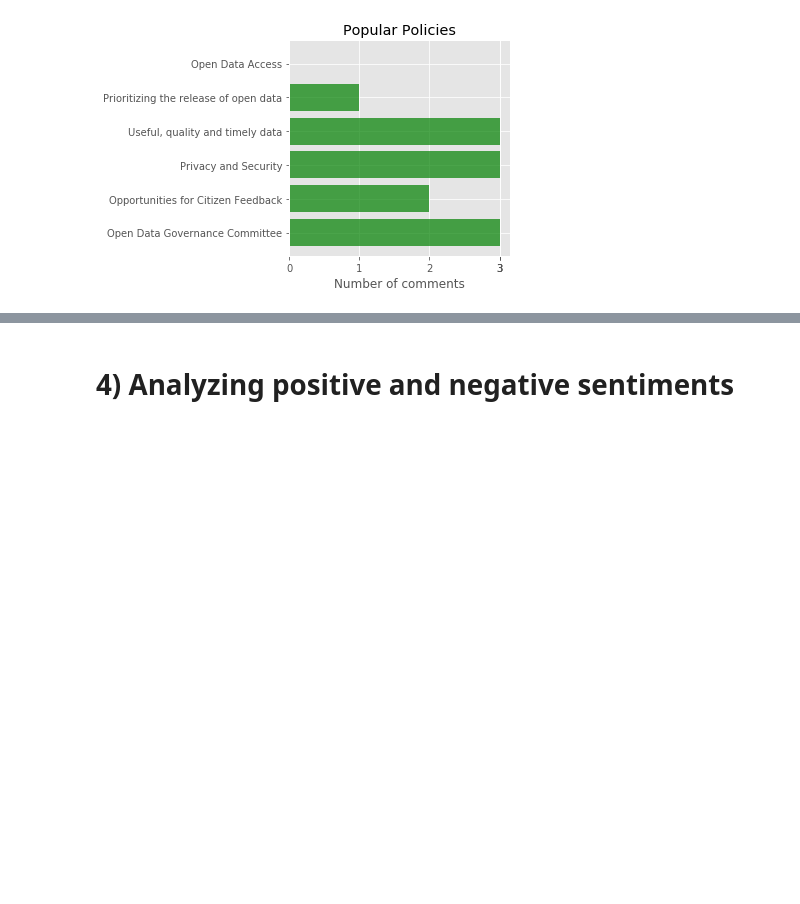
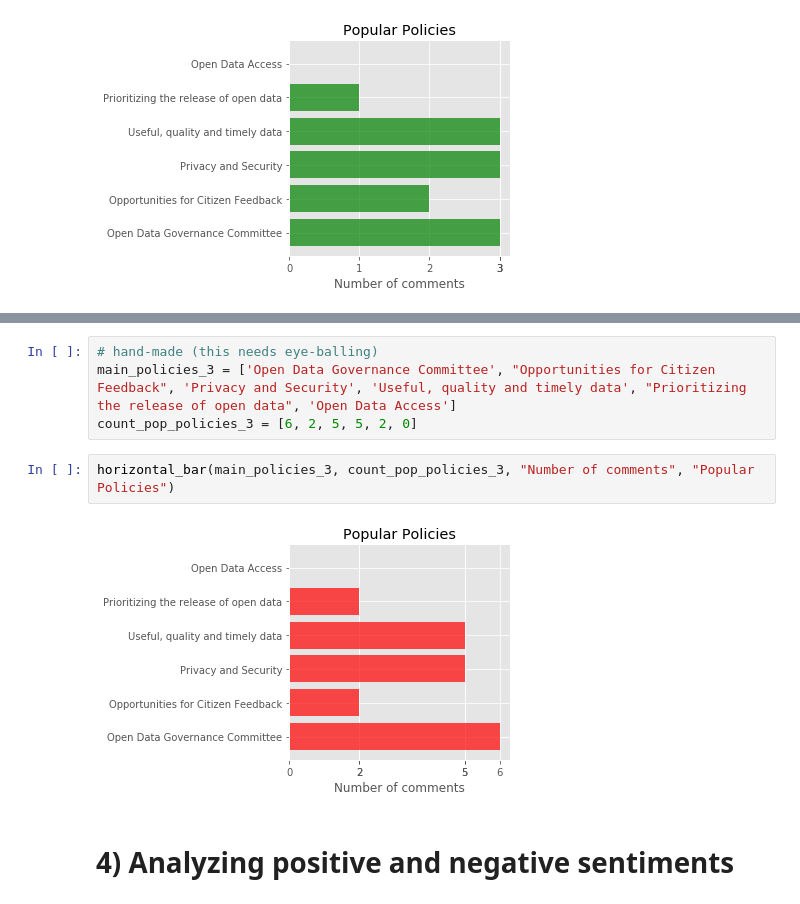
Before and after one commit to faraz-ahmed-sh/Sunlight_Foundation_Summer_2017, a Jupyter notebook: Project on comment scraping/Sunlight_comment_scrapping_and_analysis.ipynb, the cells around one changed output, grey strips where cells are left out. Saved outputs shown, nothing was run; the diff lists cells and outputs as text; blank space fills up the shorter version.

```diff
--- a/Project on comment scraping/Sunlight_comment_scrapping_and_analysis.ipynb
+++ b/Project on comment scraping/Sunlight_comment_scrapping_and_analysis.ipynb
@@ -331,3 +400,11 @@ horizontal_bar(main_policies, count_pop_policies, "Number of comments", "Popular
+# %%
+# hand-made (this needs eye-balling)
+main_policies_3 = ['Open Data Governance Committee', "Opportunities for Citizen Feedback", 'Privacy and Security', 'Useful, quality and timely data', "Prioritizing the release of open data", 'Open Data Access']
+count_pop_policies_3 = [6, 2, 5, 5, 2, 0]
+# %%
+horizontal_bar(main_policies_3, count_pop_policies_3, "Number of comments", "Popular Policies")
+# %% [output]
+[figure, added]
 # %% [markdown]
 # 4) Analyzing positive and negative sentiments
 # %%
```
Also changed, not shown: parts of 13 cells of this notebook, 54 other files.
